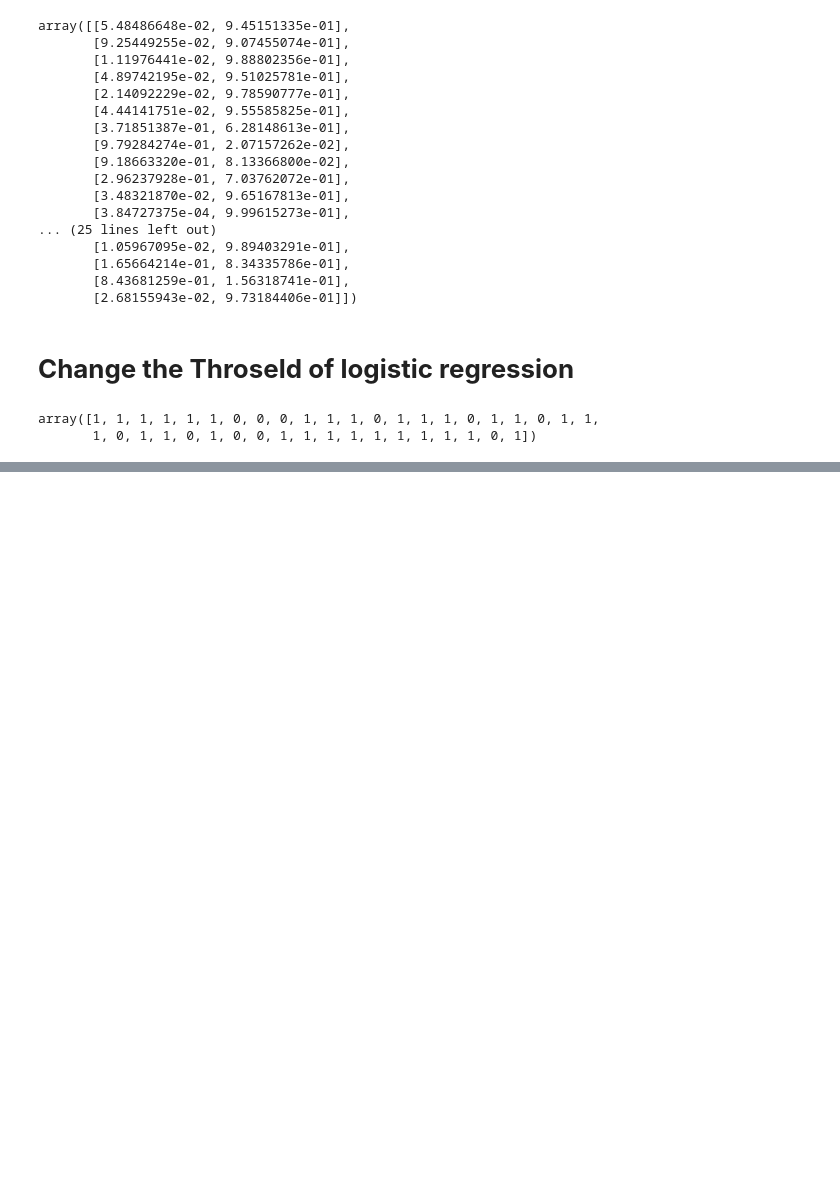
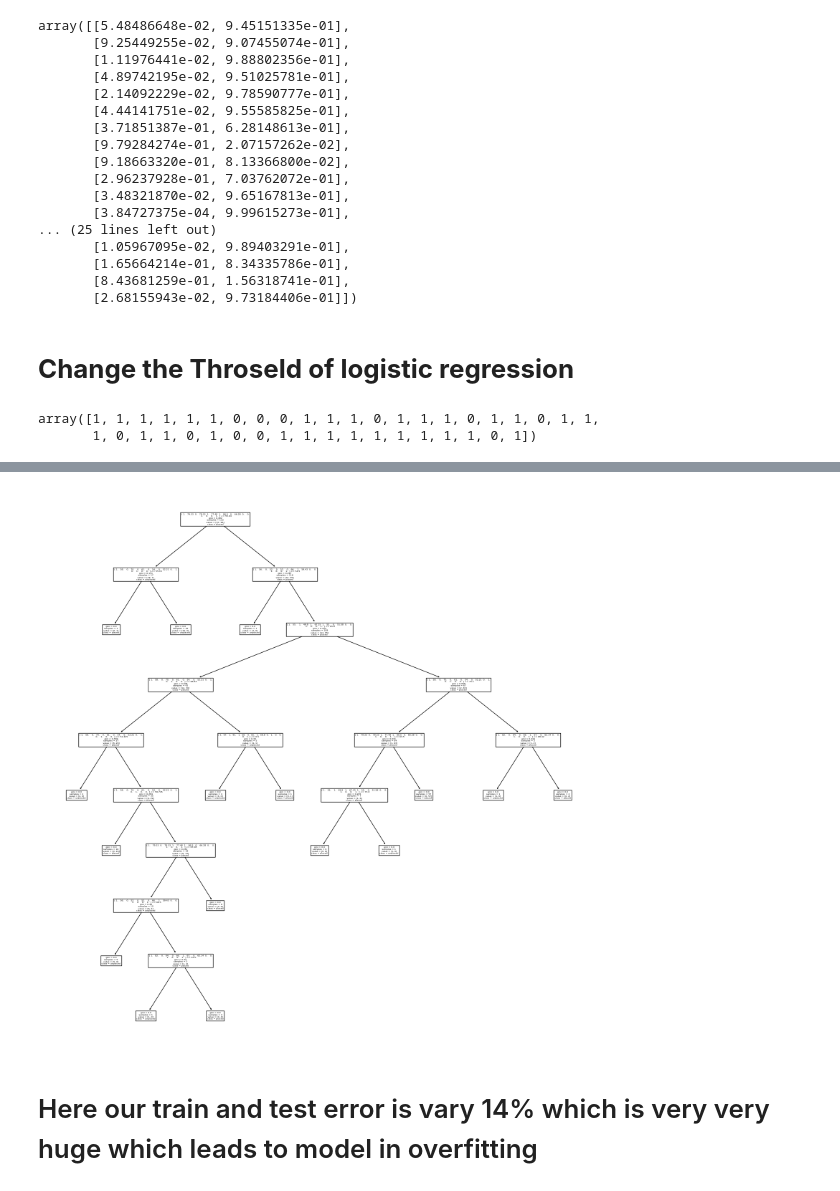
Before and after one commit to shubhamtripathi690/Placement_Data_Analysis-Machine-learning-, a Jupyter notebook: Placement_Data_Analysis-Machine-learning.ipynb, the cells around one changed output, grey strips where cells are left out. Cells and saved outputs as stored; diff of their text form; code cells hidden in the pictures; blank space fills up the shorter version.

```diff
--- a/Placement_Data_Analysis-Machine-learning.ipynb
+++ b/Placement_Data_Analysis-Machine-learning.ipynb
@@ -937,0 +962,10 @@ array([1, 1, 1, 1, 1, 1, 0, 0, 0, 1, 1, 1, 0, 1, 1, 1, 0, 1, 1, 0, 1, 1,
+# %%
+Y=data['status'].values
+# %%
+from sklearn.model_selection import train_test_split
+X_train, X_test, Y_train, Y_test=train_test_split(X,Y,test_size=0.35, random_state=10)
+# %%
+from sklearn.tree import DecisionTreeClassifier
+dc=DecisionTreeClassifier()
+# %%
+dc.fit(X_train, Y_train)
@@ -937,0 +1004,8 @@ array([1, 1, 1, 1, 1, 1, 0, 0, 0, 1, 1, 1, 0, 1, 1, 1, 0, 1, 1, 0, 1, 1,
+# %%
+plt.figure(figsize=(20,20))
+tree.plot_tree(dc, feature_names=X,class_names=['unplaced','placed'])
+plt.show()
+# %% [output]
+[figure, added]
+# %% [markdown]
+# Here our train and test error is vary 14% which is very very huge which leads to model in overfitting
```
Also changed, not shown: parts of 52 cells of this notebook.
